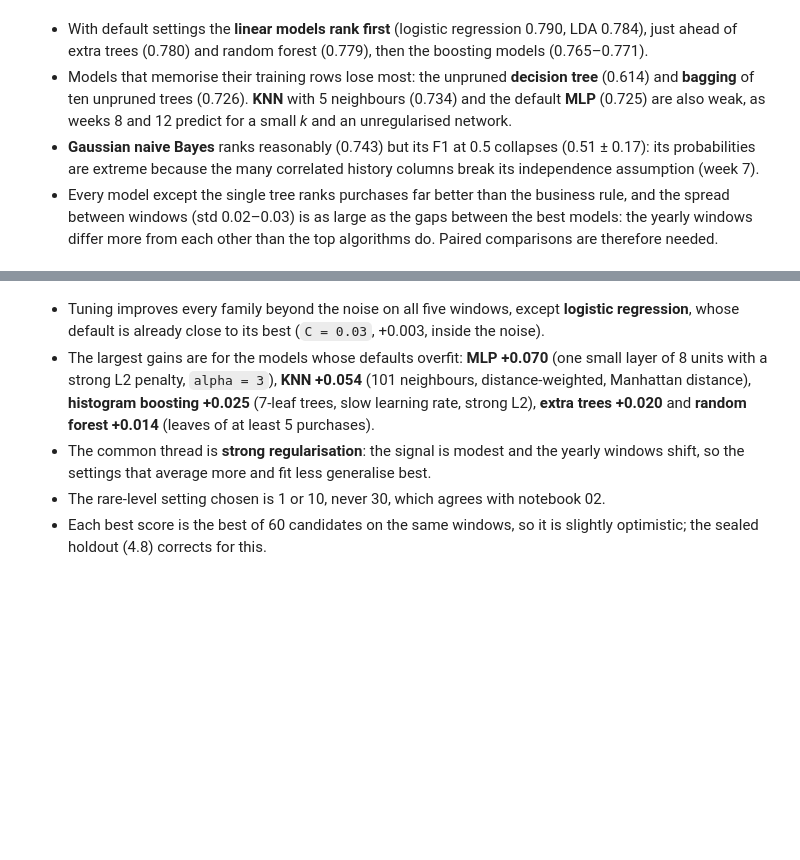
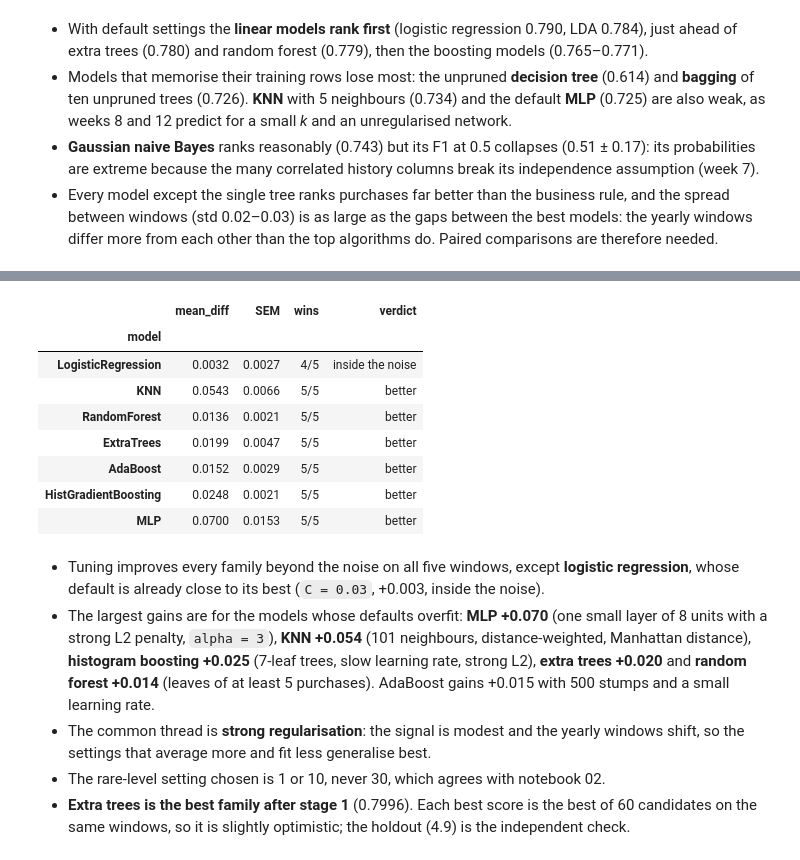
Before and after one commit to GoncaloGouveia04/ML_Project, a Jupyter notebook: notebooks/04_Modelling_and_Optimisation.ipynb, the cells around one changed output, grey strips where cells are left out. Drawn from its saved outputs; the diff is of its cells as text; code cells hidden in the pictures; blank space fills up the shorter version.

```diff
--- a/notebooks/04_Modelling_and_Optimisation.ipynb
+++ b/notebooks/04_Modelling_and_Optimisation.ipynb
@@ -12,18 +4,16 @@
 # %%
 import json
+import sys
 import tempfile
 import time
 import warnings
 from pathlib import Path
-import sys
-import os
 
 import joblib
 import numpy as np
 import pandas as pd
 import matplotlib.pyplot as plt
 from IPython.display import display
-from tqdm.auto import tqdm
 from joblib import Memory
 from sklearn.base import clone
 from sklearn.discriminant_analysis import LinearDiscriminantAnalysis
@@ -34,20 +24,13 @@ from sklearn.exceptions import ConvergenceWarning
 from sklearn.linear_model import LogisticRegression
 from sklearn.metrics import confusion_matrix
 from sklearn.model_selection import RandomizedSearchCV
-from sklearn.naive_bayes import GaussianNB, BernoulliNB, MultinomialNB
+from sklearn.naive_bayes import GaussianNB
 from sklearn.neighbors import KNeighborsClassifier
 from sklearn.neural_network import MLPClassifier
 from sklearn.tree import DecisionTreeClassifier
 
-
-project_dir = os.path.abspath("..")
-
-# Add it to Python's import path
-sys.path.insert(0, project_dir)
-
+sys.path.insert(0, str(Path.cwd().parent))   # project folder, which contains helpers/
 import helpers.project_pipeline as pp
-import importlib
-importlib.reload(pp)
 
 warnings.filterwarnings("ignore", message="Found unknown categories")
 # Some sampled MLP settings stop at their iteration limit; that is part of what the search compares.
@@ -55,7 +38,8 @@ warnings.filterwarnings("ignore", category=ConvergenceWarning)
 pd.set_option("display.width", 170)
 BLUE, ORANGE, GREY = "#1779A8", "#C96A00", "#8C8C8C"
 R = pp.RANDOM_STATE
-OUTPUTS = Path("../outputs")
+OUTPUTS = Path("../outputs")    # fitted final model and its configuration (re-created by this notebook)
+RESULTS = Path("../results")    # saved results of the stage-1 search (kept in the repository)
 OUTPUTS.mkdir(exist_ok=True)
 
 train, test, _ = pp.load_raw(pp.find_data_folder())
@@ -64,7 +48,7 @@ X, y, folds = design.X_dev, design.y_dev, design.folds
 
 cache_folder = tempfile.TemporaryDirectory()
 # Week 11: Pipeline(memory=...) caches the fitted preprocessing + selection of each fold, so the
-# 60 candidates of a search do not refit them again. Results are identical, only faster.
+# candidates of a search do not refit them again. Results are identical, only faster.
 memory = Memory(cache_folder.name, verbose=0)
 
 def pipeline(model, **prep_options):
@@ -330,19 +265,36 @@ for name, search in searches.items():
 # %%
-def tuned_pipeline(name):
-    model, _ = search_spaces[name]
-    return pipeline(clone(model)).set_params(**searches[name].best_params_)
+def as_params(params):
+    """Settings read from JSON, which stores tuples (hidden_layer_sizes) as lists."""
+    return {key: tuple(value) if isinstance(value, list) else value for key, value in params.items()}
 
-# Re-score each tuned pipeline on the five windows to get its per-window scores and
-# out-of-fold probabilities (identical folds and seeds, so the AUC matches the search).
+settings = {name: as_params(result["best_params"]) for name, result in stage1.items()}
+family = {name: name for name in settings}
+
+def candidate_pipeline(name):
+    """Unfitted project pipeline with the model of the candidate's family and its selected settings."""
+    return pipeline(pp.base_model(family[name])).set_params(**settings[name])
+
+# Re-score each tuned pipeline on the five windows to get its per-window scores and out-of-fold
+# probabilities (identical folds and seeds, so the AUC matches the search).
 tuned_scores, tuned_oof = {}, {}
-for name in search_spaces:
-    tuned_scores[name], tuned_oof[name] = pp.cross_validate_time(tuned_pipeline(name), X, y, folds)
-effect = pd.DataFrame({name: pp.paired_delta(tuned_scores[name]["ROC_AUC"], default_scores[name]["ROC_AUC"])
-                       for name in search_spaces}).T
+for name in settings:
+    tuned_scores[name], tuned_oof[name] = pp.cross_validate_time(candidate_pipeline(name), X, y, folds)
+effect = pd.DataFrame([{"model": name, **pp.paired_delta(tuned_scores[name]["ROC_AUC"], default_scores[name]["ROC_AUC"])}
+                       for name in settings]).set_index("model")
 display(effect.round(4))
+# %% [output]
+|  | mean_diff | SEM | wins | verdict |
+| model |  |  |  |  |
+| LogisticRegression | 0.0032 | 0.0027 | 4/5 | inside the noise |
+| KNN | 0.0543 | 0.0066 | 5/5 | better |
+| RandomForest | 0.0136 | 0.0021 | 5/5 | better |
+| ExtraTrees | 0.0199 | 0.0047 | 5/5 | better |
+| AdaBoost | 0.0152 | 0.0029 | 5/5 | better |
+| HistGradientBoosting | 0.0248 | 0.0021 | 5/5 | better |
+| MLP | 0.0700 | 0.0153 | 5/5 | better |
 # %% [markdown]
 - Tuning improves every family beyond the noise on all five windows, except **logistic regression**, whose default is already close to its best (`C = 0.03`, +0.003, inside the noise).
-- The largest gains are for the models whose defaults overfit: **MLP +0.070** (one small layer of 8 units with a strong L2 penalty, `alpha = 3`), **KNN +0.054** (101 neighbours, distance-weighted, Manhattan distance), **histogram boosting +0.025** (7-leaf trees, slow learning rate, strong L2), **extra trees +0.020** and **random forest +0.014** (leaves of at least 5 purchases).
+- The largest gains are for the models whose defaults overfit: **MLP +0.070** (one small layer of 8 units with a strong L2 penalty, `alpha = 3`), **KNN +0.054** (101 neighbours, distance-weighted, Manhattan distance), **histogram boosting +0.025** (7-leaf trees, slow learning rate, strong L2), **extra trees +0.020** and **random forest +0.014** (leaves of at least 5 purchases). AdaBoost gains +0.015 with 500 stumps and a small learning rate.
 - The common thread is **strong regularisation**: the signal is modest and the yearly windows shift, so the settings that average more and fit less generalise best.
 - The rare-level setting chosen is 1 or 10, never 30, which agrees with notebook 02.
-- Each best score is the best of 60 candidates on the same windows, so it is slightly optimistic; the sealed holdout (4.8) corrects for this.
+- **Extra trees is the best family after stage 1** (0.7996). Each best score is the best of 60 candidates on the same windows, so it is slightly optimistic; the holdout (4.9) is the independent check.
```
Also changed, not shown: parts of 25 cells of this notebook, 19 other files.
